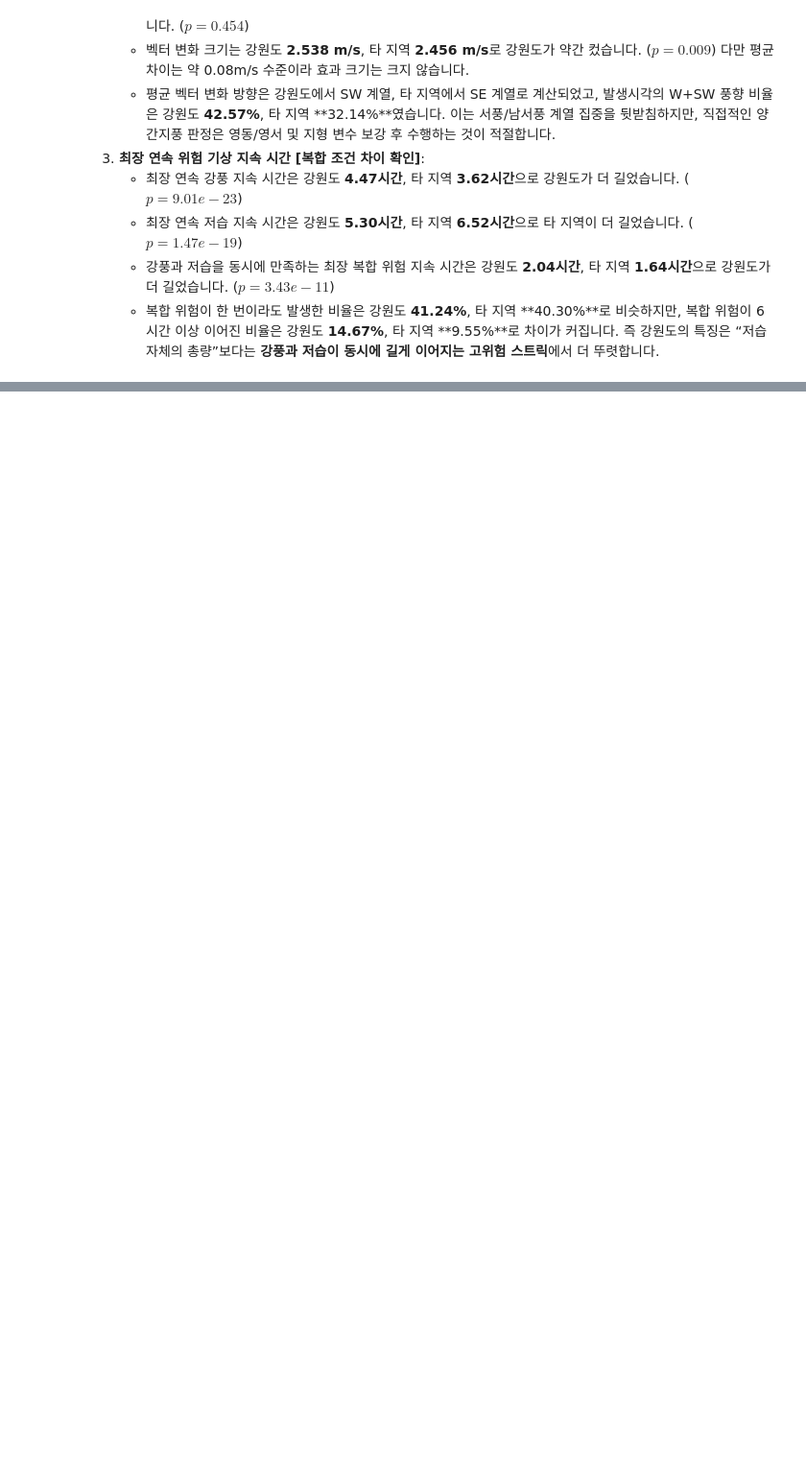
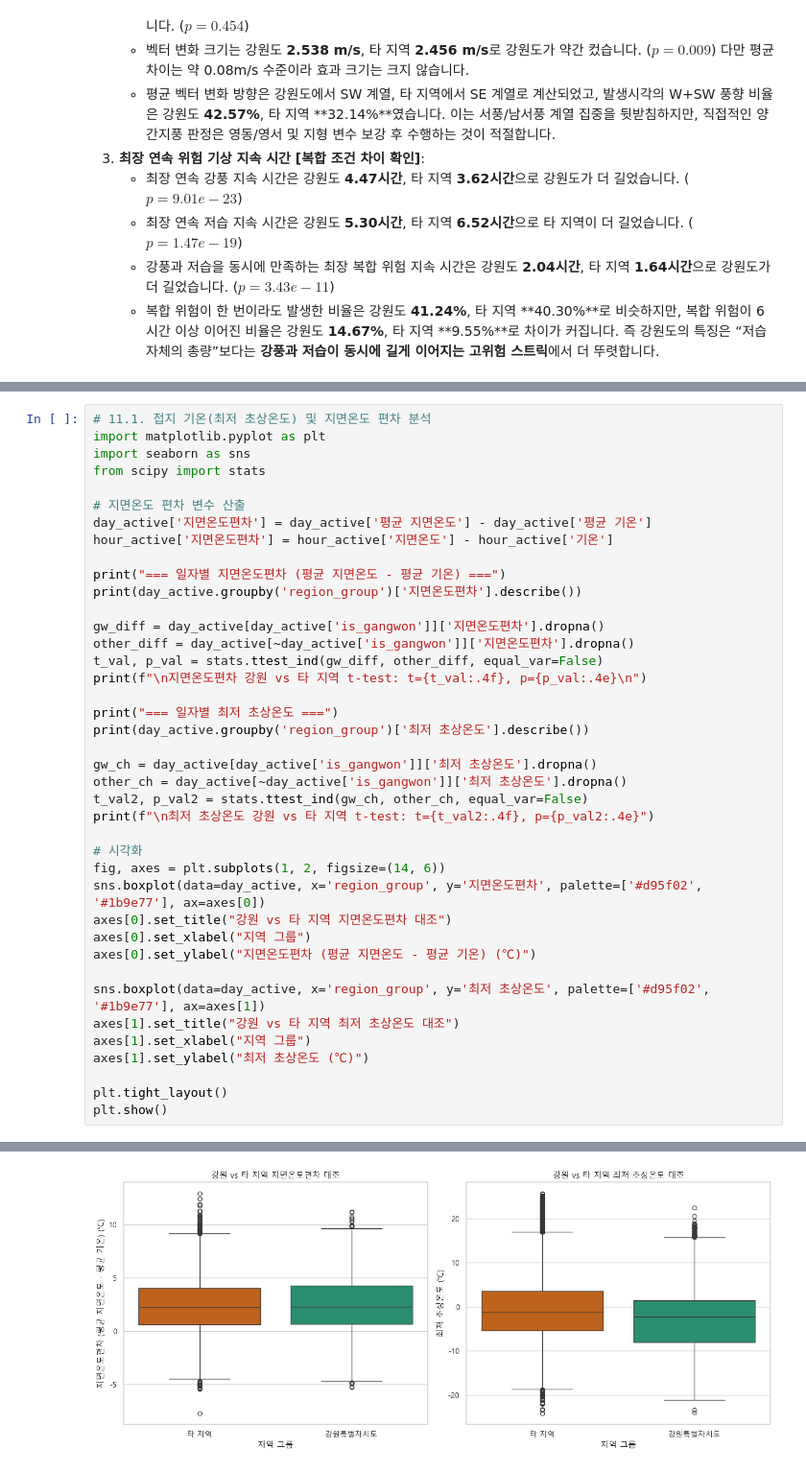
Before and after one commit to Max-JI64/farm-system-public-02, a Jupyter notebook: jsw/EDA/EDA-2026-05-25.ipynb, the cells around one changed output, grey strips where cells are left out. Shown at 96% size. Cells and saved outputs as stored; diff of their text form; blank space fills up the shorter version.

```diff
--- a/jsw/EDA/EDA-2026-05-25.ipynb
+++ b/jsw/EDA/EDA-2026-05-25.ipynb
@@ -2285,0 +2288,41 @@ plt.show()
+# %%
+# 11.1. 접지 기온(최저 초상온도) 및 지면온도 편차 분석
+import matplotlib.pyplot as plt
+import seaborn as sns
+from scipy import stats
+
+# 지면온도 편차 변수 산출
+day_active['지면온도편차'] = day_active['평균 지면온도'] - day_active['평균 기온']
+hour_active['지면온도편차'] = hour_active['지면온도'] - hour_active['기온']
+
+print("=== 일자별 지면온도편차 (평균 지면온도 - 평균 기온) ===")
+print(day_active.groupby('region_group')['지면온도편차'].describe())
+
+gw_diff = day_active[day_active['is_gangwon']]['지면온도편차'].dropna()
+other_diff = day_active[~day_active['is_gangwon']]['지면온도편차'].dropna()
+t_val, p_val = stats.ttest_ind(gw_diff, other_diff, equal_var=False)
+print(f"\n지면온도편차 강원 vs 타 지역 t-test: t={t_val:.4f}, p={p_val:.4e}\n")
+
+print("=== 일자별 최저 초상온도 ===")
+print(day_active.groupby('region_group')['최저 초상온도'].describe())
+
+gw_ch = day_active[day_active['is_gangwon']]['최저 초상온도'].dropna()
+other_ch = day_active[~day_active['is_gangwon']]['최저 초상온도'].dropna()
+t_val2, p_val2 = stats.ttest_ind(gw_ch, other_ch, equal_var=False)
+print(f"\n최저 초상온도 강원 vs 타 지역 t-test: t={t_val2:.4f}, p={p_val2:.4e}")
+
+# 시각화
+fig, axes = plt.subplots(1, 2, figsize=(14, 6))
+sns.boxplot(data=day_active, x='region_group', y='지면온도편차', palette=['#d95f02', '#1b9e77'], ax=axes[0])
+axes[0].set_title("강원 vs 타 지역 지면온도편차 대조")
+axes[0].set_xlabel("지역 그룹")
+axes[0].set_ylabel("지면온도편차 (평균 지면온도 - 평균 기온) (℃)")
+
+sns.boxplot(data=day_active, x='region_group', y='최저 초상온도', palette=['#d95f02', '#1b9e77'], ax=axes[1])
+axes[1].set_title("강원 vs 타 지역 최저 초상온도 대조")
+axes[1].set_xlabel("지역 그룹")
+axes[1].set_ylabel("최저 초상온도 (℃)")
+
+plt.tight_layout()
+plt.show()
+# %% [output]
@@ -2285,0 +2353 @@ plt.show()
+[figure, added]
```
Also changed, not shown: parts of 28 cells of this notebook, 1 other file.
